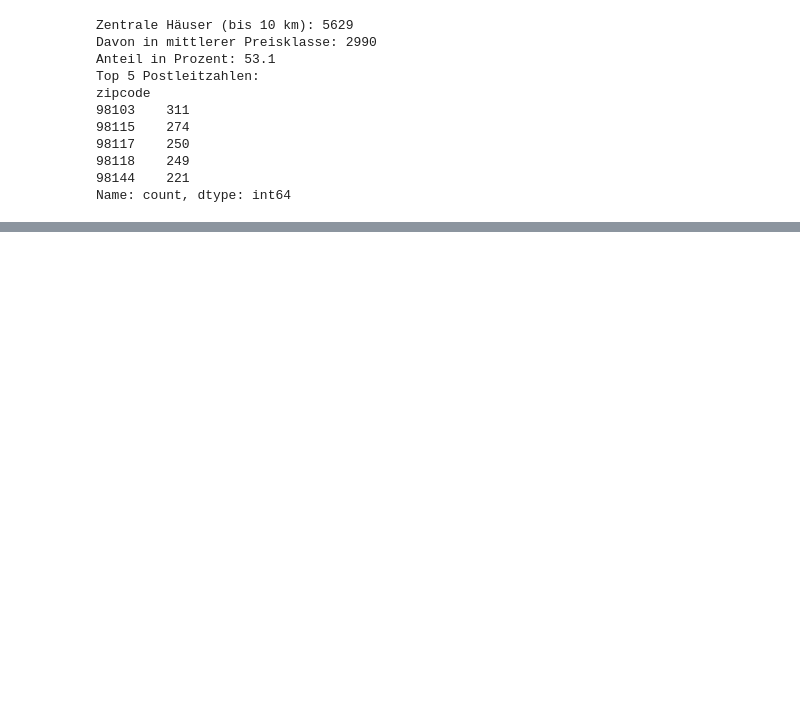
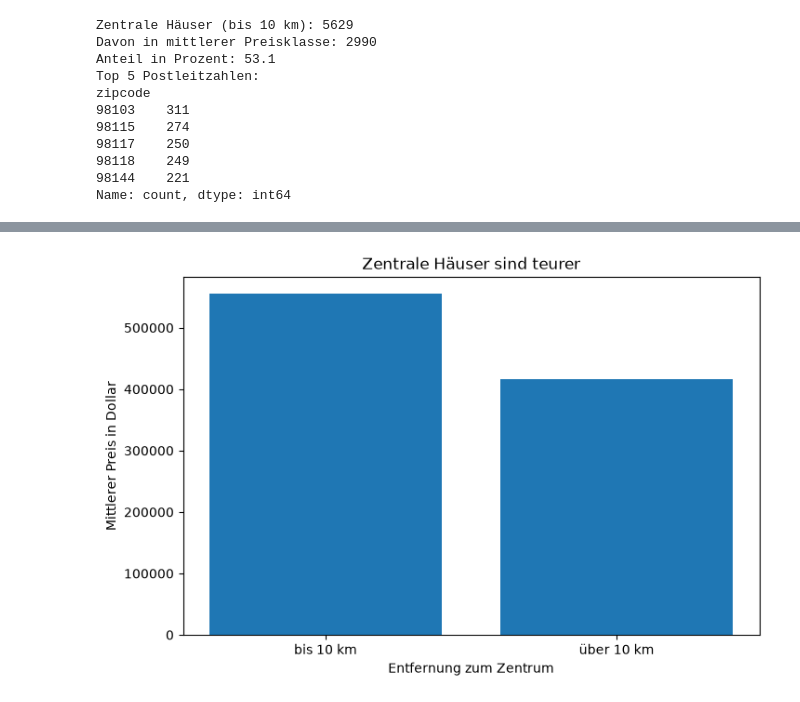
Before and after one commit to MuhammetCakar/Projekt_EDA_Nicole_Johnson, a Jupyter notebook: 04_eda_de.ipynb, the cells around one changed output, grey strips where cells are left out. Cells and saved outputs as stored; diff of their text form; code cells hidden in the pictures; blank space fills up the shorter version.

```diff
--- a/04_eda_de.ipynb
+++ b/04_eda_de.ipynb
@@ -390,0 +413,36 @@ Name: count, dtype: int64
+# %%
+# 6. Zeigen: Balkendiagramm für Hypothese 1 (leicher zum lesen)
+def diagramm_h1_balken(df):  # Kap. 13
+    # Häuser bis 10 km vom Zentrum
+    zentral = df[df["entfernung_km"] <= 10]  # Kap. 16
+    # Häuser weiter als 10 km vom Zentrum
+    aussen = df[df["entfernung_km"] > 10]  # Kap. 16
+
+    # Mittleren Preis (Median) der zentralen Häuser berechnen
+    median_zentral = zentral["price"].median()  # Kap. 15
+    # Mittleren Preis (Median) der äußeren Häuser berechnen
+    median_aussen = aussen["price"].median()  # Kap. 15
+
+    # Namen der beiden Balken
+    gruppen = ["bis 10 km", "über 10 km"]  # Kap. 8
+    # Höhe der beiden Balken
+    preise = [median_zentral, median_aussen]  # Kap. 8
+
+    # Balkendiagramm zeichnen
+    plt.bar(gruppen, preise)  # Kap. 20
+
+    # Titel und Achsen beschriften
+    plt.title("Zentrale Häuser sind teurer")  # Kap. 20
+    plt.xlabel("Entfernung zum Zentrum")  # Kap. 20
+    plt.ylabel("Mittlerer Preis in Dollar")  # Kap. 20
+
+    # Zahlen ohne 1e6 anzeigen
+    plt.ticklabel_format(axis="y", style="plain")  # Kap. 20
+
+    # Diagramm anzeigen
+    plt.show()  # Kap. 20
+
+
+diagramm_h1_balken(df)
+# %% [output]
+[figure, added]
```
Also changed, not shown: parts of 3 cells of this notebook.
